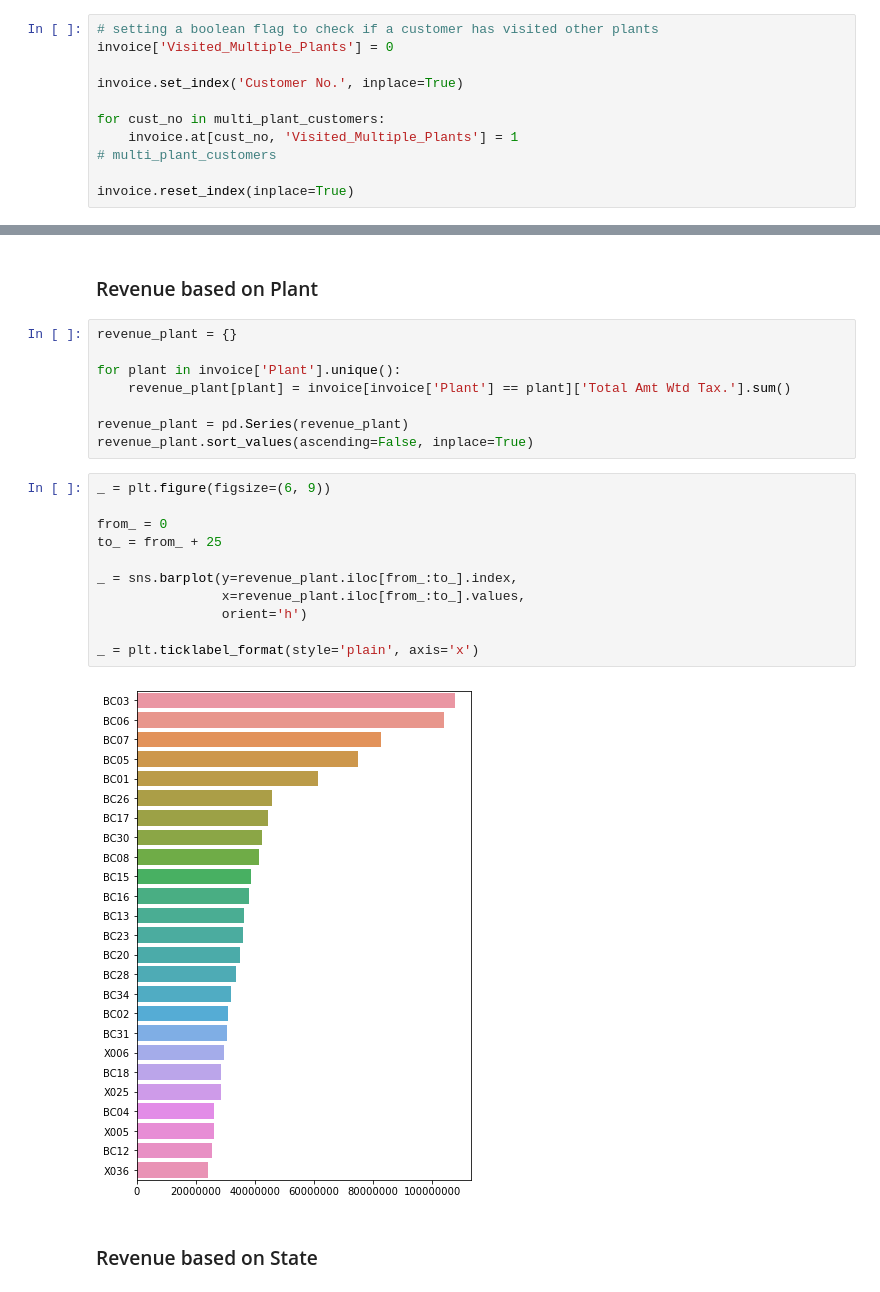
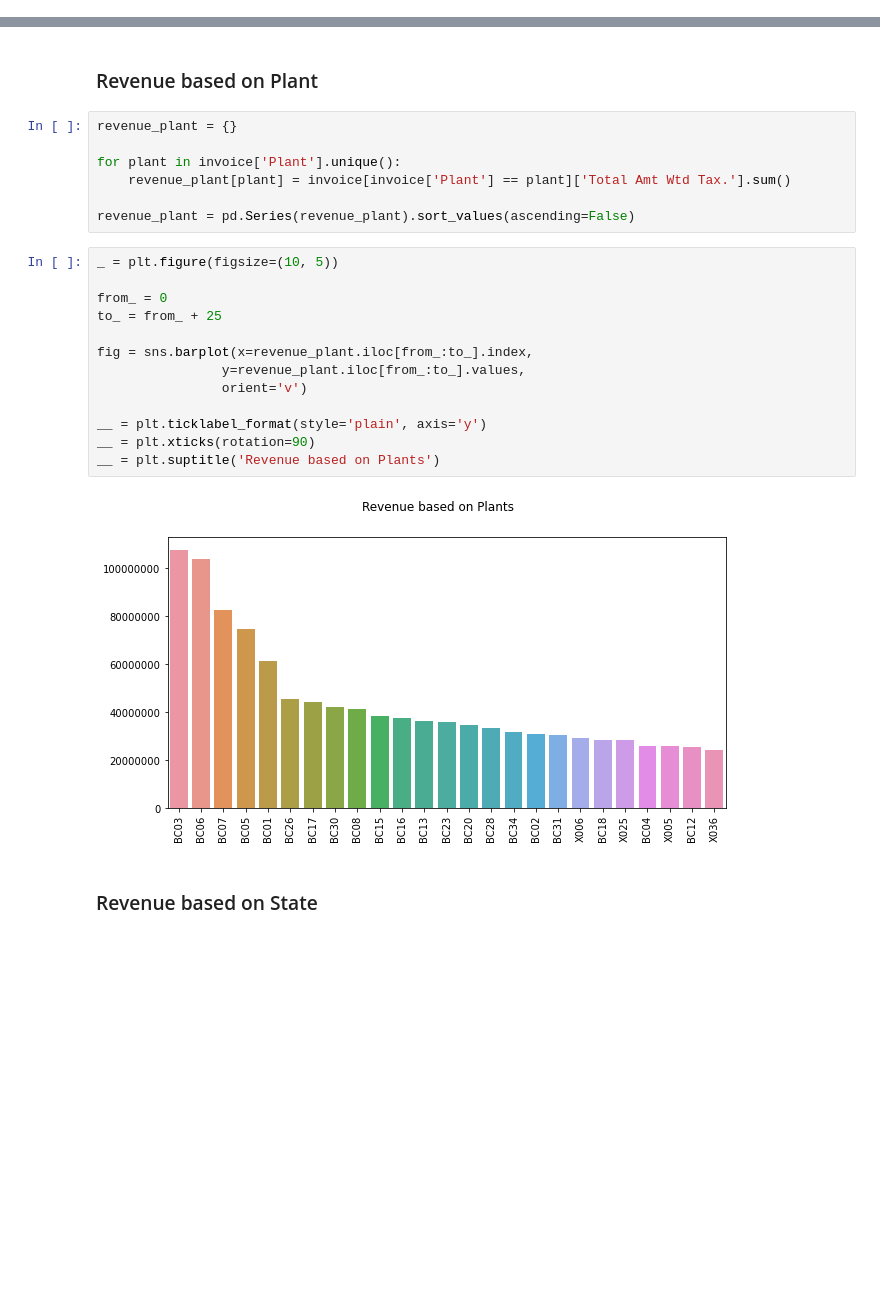
Before and after one commit to aditya-jagdev/Mahindra-First-Choice-Data-Analysis, a Jupyter notebook: 1. Data Cleaning and Feature Engineering.ipynb, the cells around one changed output, grey strips where cells are left out. Saved outputs shown, nothing was run; the diff lists cells and outputs as text; blank space fills up the shorter version.

```diff
--- a/1. Data Cleaning and Feature Engineering.ipynb
+++ b/1. Data Cleaning and Feature Engineering.ipynb
@@ -876,11 +732,0 @@ multi_plant_customers = list(vc[ vc>1 ].index)
-# %%
-# setting a boolean flag to check if a customer has visited other plants
-invoice['Visited_Multiple_Plants'] = 0
-
-invoice.set_index('Customer No.', inplace=True)
-
-for cust_no in multi_plant_customers:
-    invoice.at[cust_no, 'Visited_Multiple_Plants'] = 1
-# multi_plant_customers
-
-invoice.reset_index(inplace=True)
@@ -974,21 +886,22 @@ revenue_plant = {}
 for plant in invoice['Plant'].unique():
     revenue_plant[plant] = invoice[invoice['Plant'] == plant]['Total Amt Wtd Tax.'].sum()
 
-revenue_plant = pd.Series(revenue_plant)
-revenue_plant.sort_values(ascending=False, inplace=True)
+revenue_plant = pd.Series(revenue_plant).sort_values(ascending=False)
 # %%
-_ = plt.figure(figsize=(6, 9))
+_ = plt.figure(figsize=(10, 5))
 
 from_ = 0
 to_ = from_ + 25
 
-_ = sns.barplot(y=revenue_plant.iloc[from_:to_].index,
-                x=revenue_plant.iloc[from_:to_].values,
-                orient='h')
+fig = sns.barplot(x=revenue_plant.iloc[from_:to_].index,
+                y=revenue_plant.iloc[from_:to_].values,
+                orient='v')
 
-_ = plt.ticklabel_format(style='plain', axis='x')
+__ = plt.ticklabel_format(style='plain', axis='y')
+__ = plt.xticks(rotation=90)
+__ = plt.suptitle('Revenue based on Plants')
 # %% [output]
-[figure, old version]
+[figure, new version]
 # %% [markdown]
 ### Revenue based on State
 # %%
```
Also changed, not shown: parts of 111 cells of this notebook, 5 other files.
